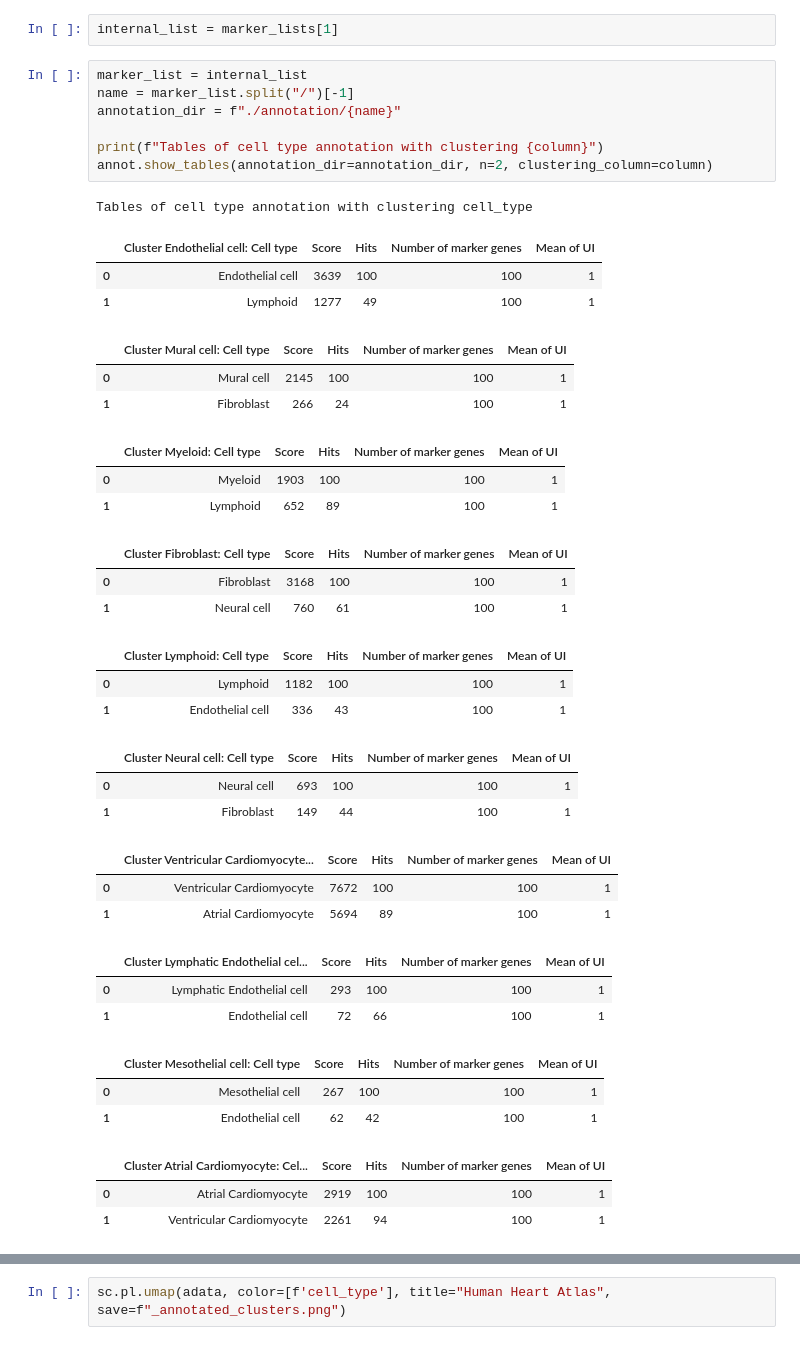
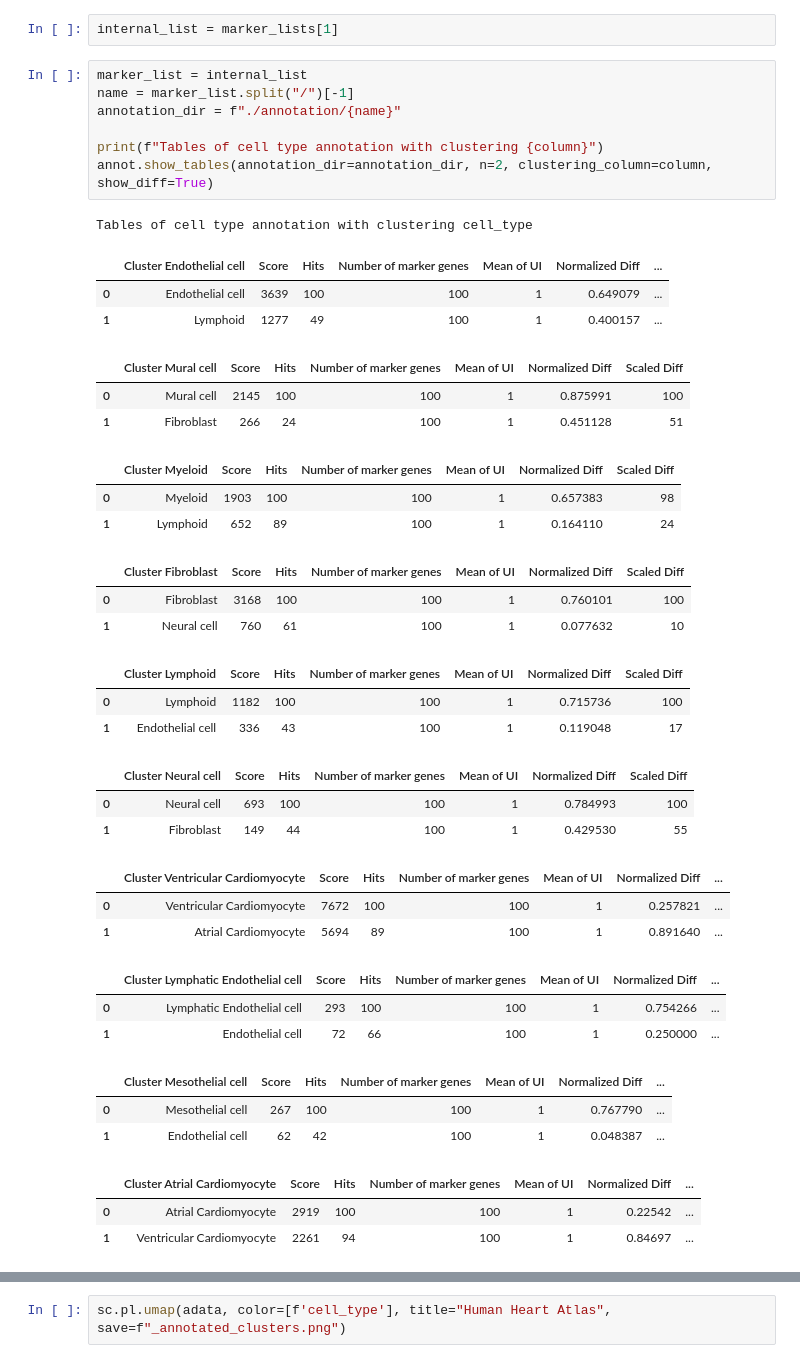
Before and after one commit to loosolab/MarkerRepo, a Jupyter notebook: notebooks/examples/Human_Heart_Atlas.ipynb, the cells around one changed output, grey strips where cells are left out. Saved outputs shown, nothing was run; the diff lists cells and outputs as text.

```diff
--- a/notebooks/examples/Human_Heart_Atlas.ipynb
+++ b/notebooks/examples/Human_Heart_Atlas.ipynb
@@ -325,39 +329,39 @@ internal_list = marker_lists[1]
 # %%
 marker_list = internal_list
 name = marker_list.split("/")[-1]
 annotation_dir = f"./annotation/{name}"
 
 print(f"Tables of cell type annotation with clustering {column}")
-annot.show_tables(annotation_dir=annotation_dir, n=2, clustering_column=column)
+annot.show_tables(annotation_dir=annotation_dir, n=2, clustering_column=column, show_diff=True)
 # %% [output]
 Tables of cell type annotation with clustering cell_type
-|  | Cluster Endothelial cell: Cell type | Score | Hits | Number of marker genes | Mean of UI |
-| 0 | Endothelial cell | 3639 | 100 | 100 | 1 |
-| 1 | Lymphoid | 1277 | 49 | 100 | 1 |
+|  | Cluster Endothelial cell | Score | Hits | Number of marker genes | Mean of UI | Normalized Diff | ... |
+| 0 | Endothelial cell | 3639 | 100 | 100 | 1 | 0.649079 | ... |
+| 1 | Lymphoid | 1277 | 49 | 100 | 1 | 0.400157 | ... |
-|  | Cluster Mural cell: Cell type | Score | Hits | Number of marker genes | Mean of UI |
-| 0 | Mural cell | 2145 | 100 | 100 | 1 |
-| 1 | Fibroblast | 266 | 24 | 100 | 1 |
+|  | Cluster Mural cell | Score | Hits | Number of marker genes | Mean of UI | Normalized Diff | Scaled Diff |
+| 0 | Mural cell | 2145 | 100 | 100 | 1 | 0.875991 | 100 |
+| 1 | Fibroblast | 266 | 24 | 100 | 1 | 0.451128 | 51 |
-|  | Cluster Myeloid: Cell type | Score | Hits | Number of marker genes | Mean of UI |
-| 0 | Myeloid | 1903 | 100 | 100 | 1 |
-| 1 | Lymphoid | 652 | 89 | 100 | 1 |
+|  | Cluster Myeloid | Score | Hits | Number of marker genes | Mean of UI | Normalized Diff | Scaled Diff |
+| 0 | Myeloid | 1903 | 100 | 100 | 1 | 0.657383 | 98 |
+| 1 | Lymphoid | 652 | 89 | 100 | 1 | 0.164110 | 24 |
-|  | Cluster Fibroblast: Cell type | Score | Hits | Number of marker genes | Mean of UI |
-| 0 | Fibroblast | 3168 | 100 | 100 | 1 |
-| 1 | Neural cell | 760 | 61 | 100 | 1 |
+|  | Cluster Fibroblast | Score | Hits | Number of marker genes | Mean of UI | Normalized Diff | Scaled Diff |
+| 0 | Fibroblast | 3168 | 100 | 100 | 1 | 0.760101 | 100 |
+| 1 | Neural cell | 760 | 61 | 100 | 1 | 0.077632 | 10 |
-|  | Cluster Lymphoid: Cell type | Score | Hits | Number of marker genes | Mean of UI |
-| 0 | Lymphoid | 1182 | 100 | 100 | 1 |
-| 1 | Endothelial cell | 336 | 43 | 100 | 1 |
+|  | Cluster Lymphoid | Score | Hits | Number of marker genes | Mean of UI | Normalized Diff | Scaled Diff |
+| 0 | Lymphoid | 1182 | 100 | 100 | 1 | 0.715736 | 100 |
+| 1 | Endothelial cell | 336 | 43 | 100 | 1 | 0.119048 | 17 |
-|  | Cluster Neural cell: Cell type | Score | Hits | Number of marker genes | Mean of UI |
-| 0 | Neural cell | 693 | 100 | 100 | 1 |
-| 1 | Fibroblast | 149 | 44 | 100 | 1 |
+|  | Cluster Neural cell | Score | Hits | Number of marker genes | Mean of UI | Normalized Diff | Scaled Diff |
+| 0 | Neural cell | 693 | 100 | 100 | 1 | 0.784993 | 100 |
+| 1 | Fibroblast | 149 | 44 | 100 | 1 | 0.429530 | 55 |
-|  | Cluster Ventricular Cardiomyocyte... | Score | Hits | Number of marker genes | Mean of UI |
-| 0 | Ventricular Cardiomyocyte | 7672 | 100 | 100 | 1 |
-| 1 | Atrial Cardiomyocyte | 5694 | 89 | 100 | 1 |
+|  | Cluster Ventricular Cardiomyocyte | Score | Hits | Number of marker genes | Mean of UI | Normalized Diff | ... |
+| 0 | Ventricular Cardiomyocyte | 7672 | 100 | 100 | 1 | 0.257821 | ... |
+| 1 | Atrial Cardiomyocyte | 5694 | 89 | 100 | 1 | 0.891640 | ... |
-|  | Cluster Lymphatic Endothelial cel... | Score | Hits | Number of marker genes | Mean of UI |
-| 0 | Lymphatic Endothelial cell | 293 | 100 | 100 | 1 |
-| 1 | Endothelial cell | 72 | 66 | 100 | 1 |
+|  | Cluster Lymphatic Endothelial cell | Score | Hits | Number of marker genes | Mean of UI | Normalized Diff | ... |
+| 0 | Lymphatic Endothelial cell | 293 | 100 | 100 | 1 | 0.754266 | ... |
+| 1 | Endothelial cell | 72 | 66 | 100 | 1 | 0.250000 | ... |
-|  | Cluster Mesothelial cell: Cell type | Score | Hits | Number of marker genes | Mean of UI |
-| 0 | Mesothelial cell | 267 | 100 | 100 | 1 |
-| 1 | Endothelial cell | 62 | 42 | 100 | 1 |
+|  | Cluster Mesothelial cell | Score | Hits | Number of marker genes | Mean of UI | Normalized Diff | ... |
+| 0 | Mesothelial cell | 267 | 100 | 100 | 1 | 0.767790 | ... |
+| 1 | Endothelial cell | 62 | 42 | 100 | 1 | 0.048387 | ... |
-|  | Cluster Atrial Cardiomyocyte: Cel... | Score | Hits | Number of marker genes | Mean of UI |
-| 0 | Atrial Cardiomyocyte | 2919 | 100 | 100 | 1 |
-| 1 | Ventricular Cardiomyocyte | 2261 | 94 | 100 | 1 |
+|  | Cluster Atrial Cardiomyocyte | Score | Hits | Number of marker genes | Mean of UI | Normalized Diff | ... |
+| 0 | Atrial Cardiomyocyte | 2919 | 100 | 100 | 1 | 0.22542 | ... |
+| 1 | Ventricular Cardiomyocyte | 2261 | 94 | 100 | 1 | 0.84697 | ... |
```
Also changed, not shown: parts of 12 cells of this notebook, 3 other files.
